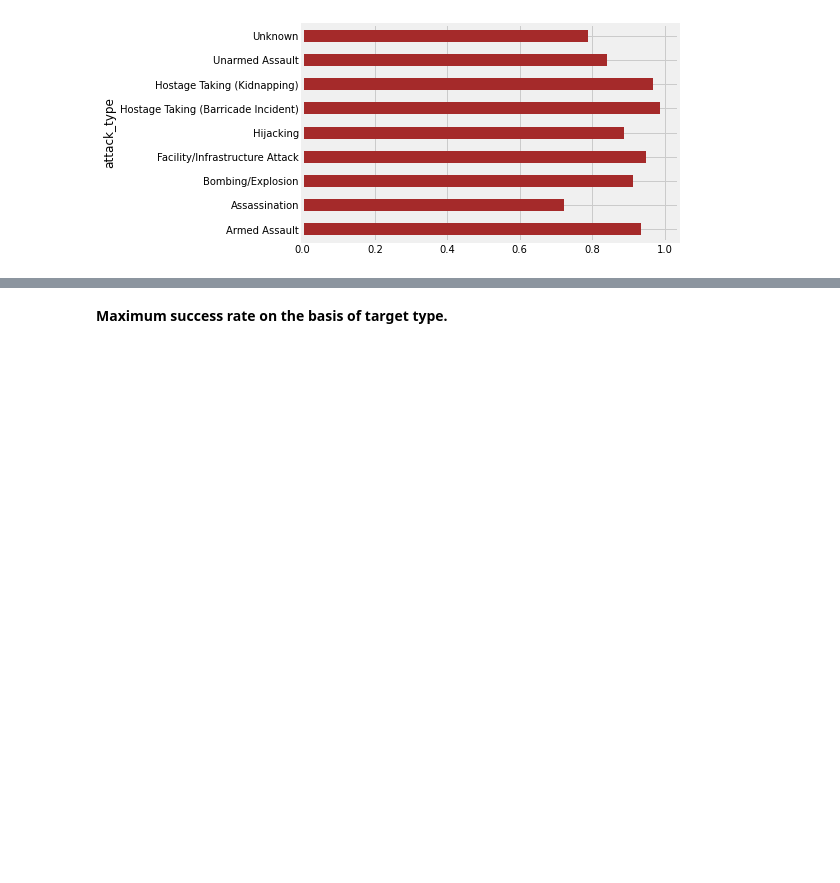
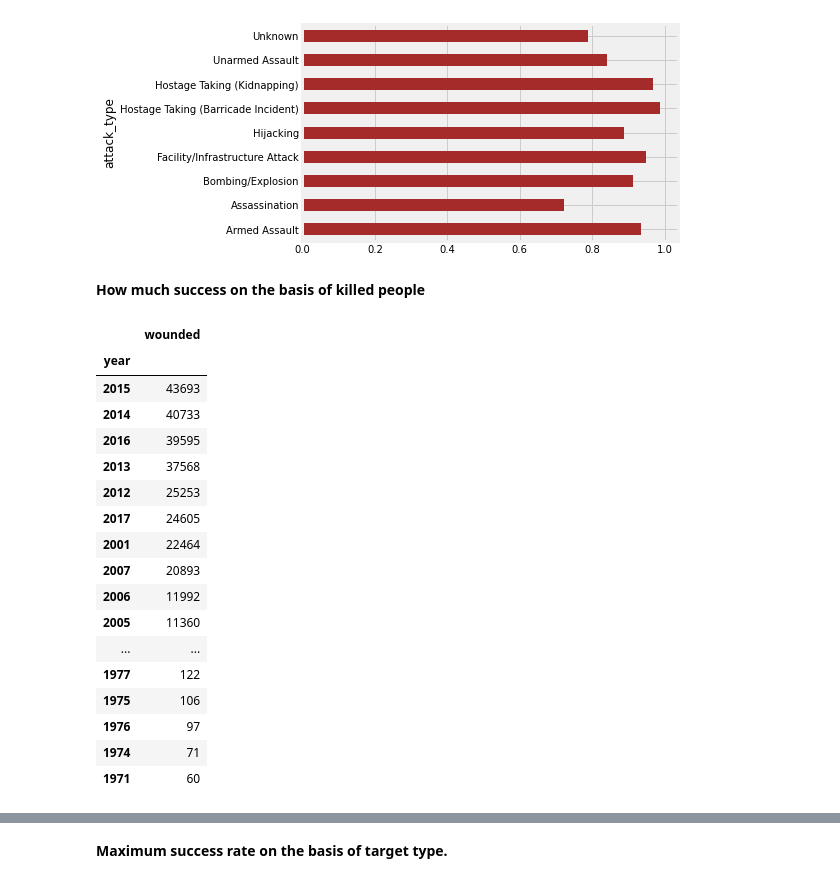
Before and after one commit to Anupa-123/GTD-Data-Analysis, a Jupyter notebook: Global_Terrorism_Project.ipynb, the cells around one changed output, grey strips where cells are left out. Cells and saved outputs as stored; diff of their text form; code cells hidden in the pictures; blank space fills up the shorter version.

```diff
--- a/Global_Terrorism_Project.ipynb
+++ b/Global_Terrorism_Project.ipynb
@@ -655,3 +656,27 @@ df.groupby('attack_type')['success'].mean().plot(kind = "barh", color = "brown")
 # %% [output]
 <matplotlib.axes._subplots.AxesSubplot at 0x...>
 [figure]
+# %% [markdown]
+**How much success on the basis of killed people**
+# %%
+yw=df[["year","wounded"]].groupby("year").sum().sort_values(by="wounded",ascending=False)
+yw
+# %% [output]
+|  | wounded |
+| year |  |
+| 2015 | 43693 |
+| 2014 | 40733 |
+| 2016 | 39595 |
+| 2013 | 37568 |
+| 2012 | 25253 |
+| 2017 | 24605 |
+| 2001 | 22464 |
+| 2007 | 20893 |
+| 2006 | 11992 |
+| 2005 | 11360 |
+| ... | ... |
+| 1977 | 122 |
+| 1975 | 106 |
+| 1976 | 97 |
+| 1974 | 71 |
+| 1971 | 60 |
```
Also changed, not shown: parts of 4 cells of this notebook.
